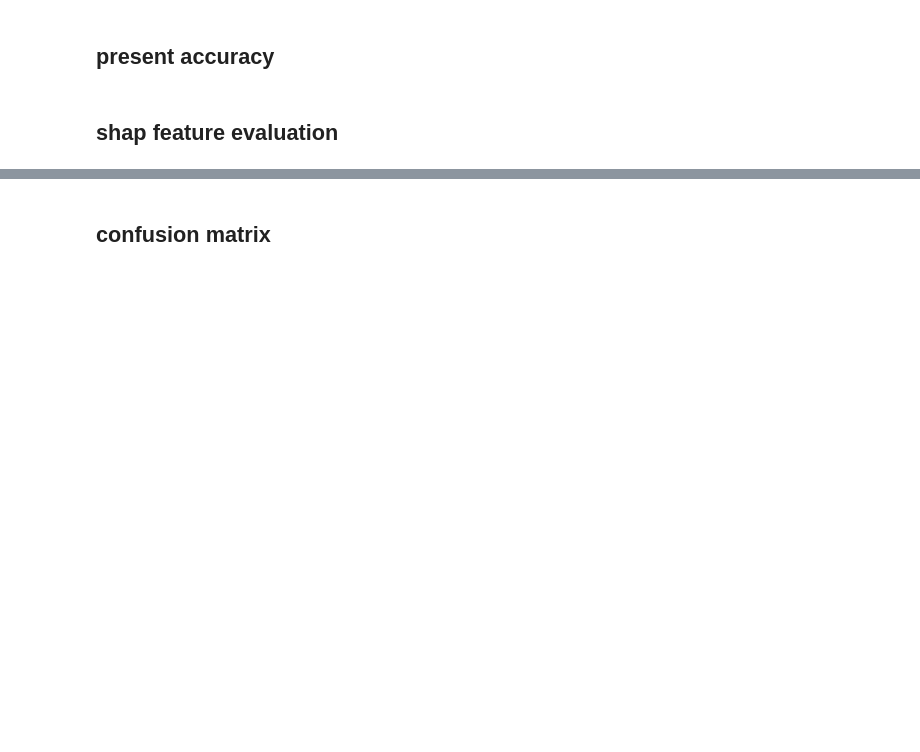
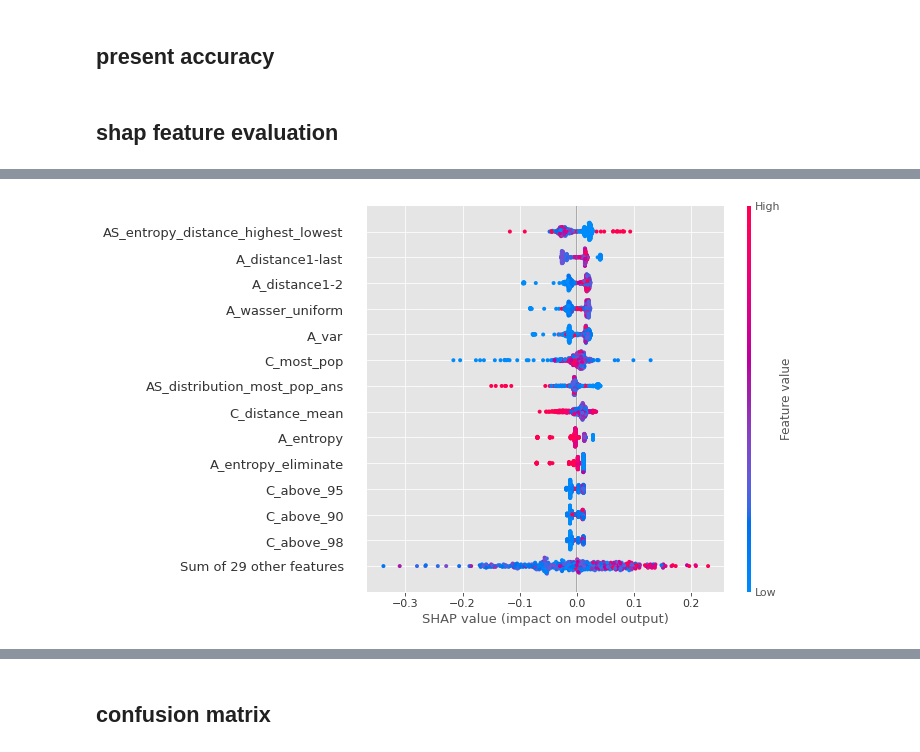
Before and after one commit to OrtalPa/Final_Project_SISE_BGU, a Jupyter notebook: ProjectFramework/Project_notebook.ipynb, the cells around one changed output, grey strips where cells are left out. Cells and saved outputs as stored; diff of their text form; code cells hidden in the pictures; blank space fills up the shorter version.

```diff
--- a/ProjectFramework/Project_notebook.ipynb
+++ b/ProjectFramework/Project_notebook.ipynb
@@ -381,0 +369,14 @@ shap.summary_plot(shap_values[1], features=observations)
+# %%
+# fit a GAM model to the data
+import interpret
+import interpret.glassbox
+model_ebm = interpret.glassbox.ExplainableBoostingRegressor()
+model_ebm.fit(x_test, y_test['MR'])
+
+# explain the GAM model with SHAP
+explainer_ebm = shap.Explainer(model_ebm.predict, X100)
+shap_values_ebm = explainer_ebm(x_test)
+
+shap.plots.beeswarm(shap_values_ebm, max_display=40)
+# %% [output]
+[figure, added]
```
Also changed, not shown: parts of 25 cells of this notebook.
